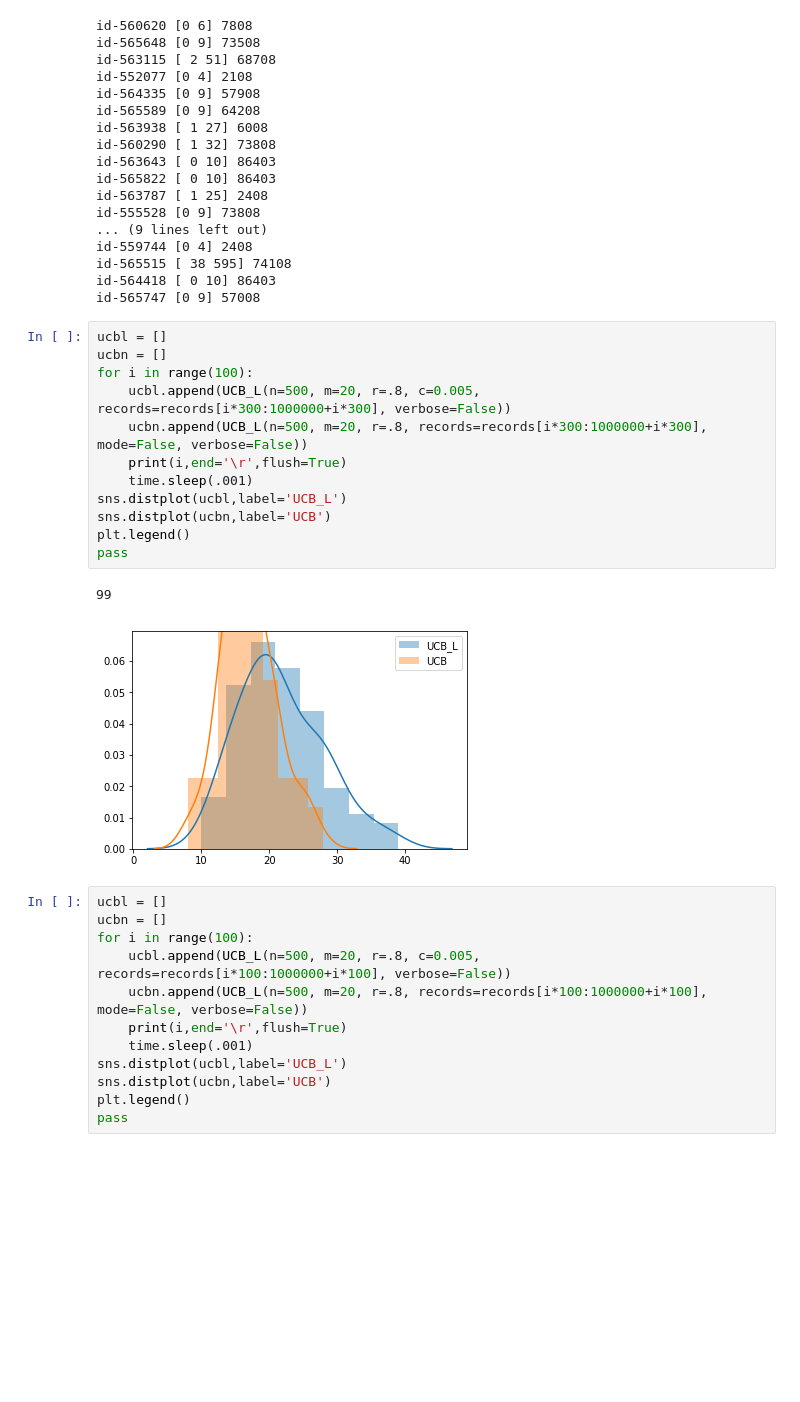
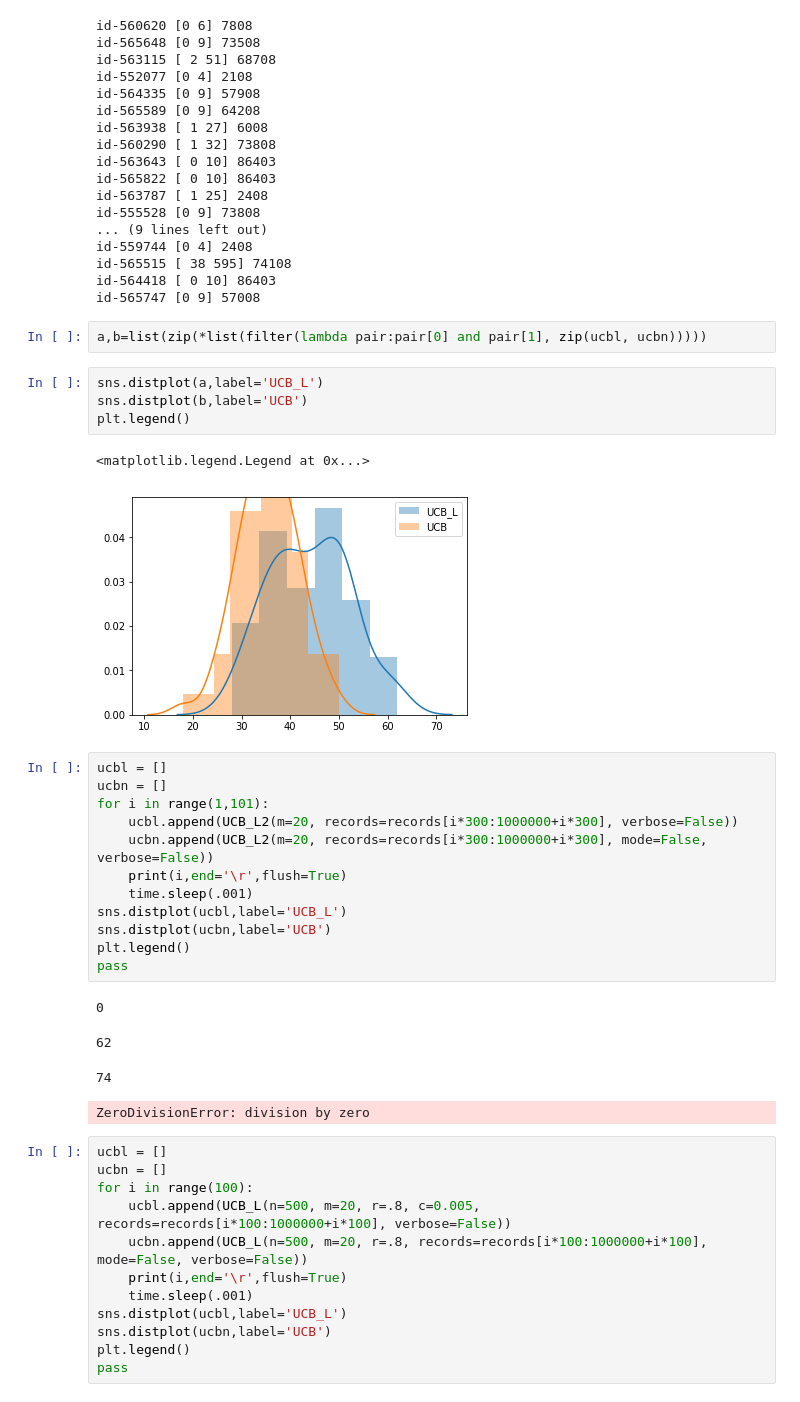
Before and after one commit to ShrekFelix/Reducing-Exploration-of-Dying-Arms-in-Mortal-Bandits, a Jupyter notebook: optimal exploration for mortal MAB.ipynb, the cells around one changed output. Cells and saved outputs as stored; diff of their text form; blank space fills up the shorter version.

```diff
--- a/optimal exploration for mortal MAB.ipynb
+++ b/optimal exploration for mortal MAB.ipynb
@@ -676,12 +753,21 @@ id-559744 [0 4] 2408
 id-565515 [ 38 595] 74108
 id-564418 [ 0 10] 86403
 id-565747 [0 9] 57008
+# %%
+a,b=list(zip(*list(filter(lambda pair:pair[0] and pair[1], zip(ucbl, ucbn)))))
+# %%
+sns.distplot(a,label='UCB_L')
+sns.distplot(b,label='UCB')
+plt.legend()
+# %% [output]
+<matplotlib.legend.Legend at 0x...>
+[figure, added]
 # %%
 ucbl = []
 ucbn = []
-for i in range(100):
-    ucbl.append(UCB_L(n=500, m=20, r=.8, c=0.005, records=records[i*300:1000000+i*300], verbose=False))
-    ucbn.append(UCB_L(n=500, m=20, r=.8, records=records[i*300:1000000+i*300], mode=False, verbose=False))
+for i in range(1,101):
+    ucbl.append(UCB_L2(m=20, records=records[i*300:1000000+i*300], verbose=False))
+    ucbn.append(UCB_L2(m=20, records=records[i*300:1000000+i*300], mode=False, verbose=False))
     print(i,end='\r',flush=True)
     time.sleep(.001)
 sns.distplot(ucbl,label='UCB_L')
@@ -689,8 +775,10 @@ sns.distplot(ucbn,label='UCB')
 plt.legend()
 pass
 # %% [output]
-99
+0
-[figure, removed]
+62
+74
+ZeroDivisionError: division by zero
 # %%
 ucbl = []
 ucbn = []
```
Also changed, not shown: parts of 14 cells of this notebook.
